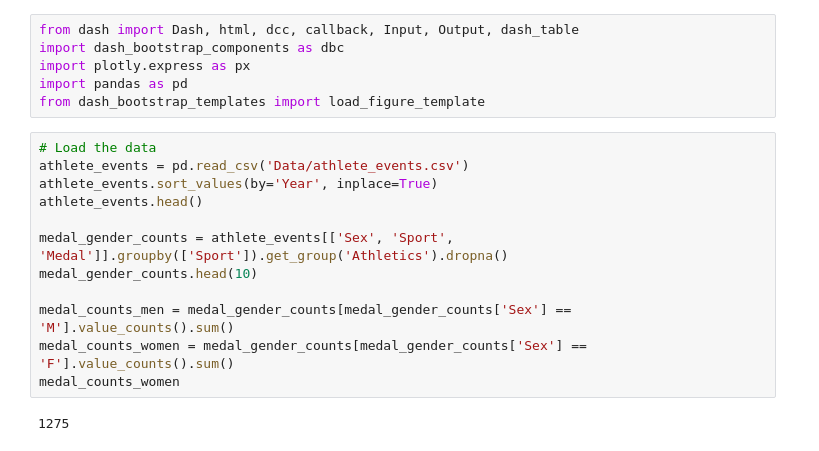
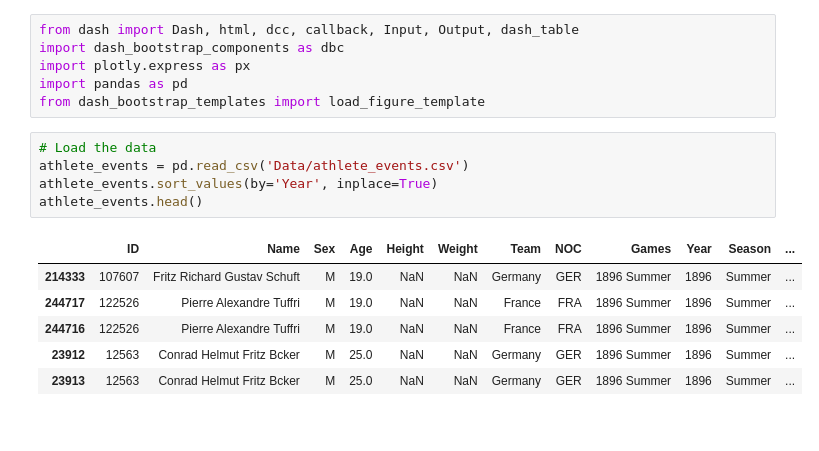
Before and after one commit to dancla240/Databehandling_Frankrike, a Jupyter notebook: Dashboard_testing.ipynb, the cells around one changed output. Drawn from its saved outputs; the diff is of its cells as text.

```diff
--- a/Dashboard_testing.ipynb
+++ b/Dashboard_testing.ipynb
@@ -7,15 +7,13 @@ from dash_bootstrap_templates import load_figure_template
 # %%
 # Load the data
 athlete_events = pd.read_csv('Data/athlete_events.csv')
 athlete_events.sort_values(by='Year', inplace=True)
 athlete_events.head()
-
-medal_gender_counts = athlete_events[['Sex', 'Sport', 'Medal']].groupby(['Sport']).get_group('Athletics').dropna()
-medal_gender_counts.head(10)
-
-medal_counts_men = medal_gender_counts[medal_gender_counts['Sex'] == 'M'].value_counts().sum()
-medal_counts_women = medal_gender_counts[medal_gender_counts['Sex'] == 'F'].value_counts().sum()
-medal_counts_women
 # %% [output]
-1275
+|  | ID | Name | Sex | Age | Height | Weight | Team | NOC | Games | Year | Season | ... |
+| 214333 | 107607 | Fritz Richard Gustav Schuft | M | 19.0 | NaN | NaN | Germany | GER | 1896 Summer | 1896 | Summer | ... |
+| 244717 | 122526 | Pierre Alexandre Tuffri | M | 19.0 | NaN | NaN | France | FRA | 1896 Summer | 1896 | Summer | ... |
+| 244716 | 122526 | Pierre Alexandre Tuffri | M | 19.0 | NaN | NaN | France | FRA | 1896 Summer | 1896 | Summer | ... |
+| 23912 | 12563 | Conrad Helmut Fritz Bcker | M | 25.0 | NaN | NaN | Germany | GER | 1896 Summer | 1896 | Summer | ... |
+| 23913 | 12563 | Conrad Helmut Fritz Bcker | M | 25.0 | NaN | NaN | Germany | GER | 1896 Summer | 1896 | Summer | ... |
 # %%
```
Also changed, not shown: parts of 1 cell of this notebook.
